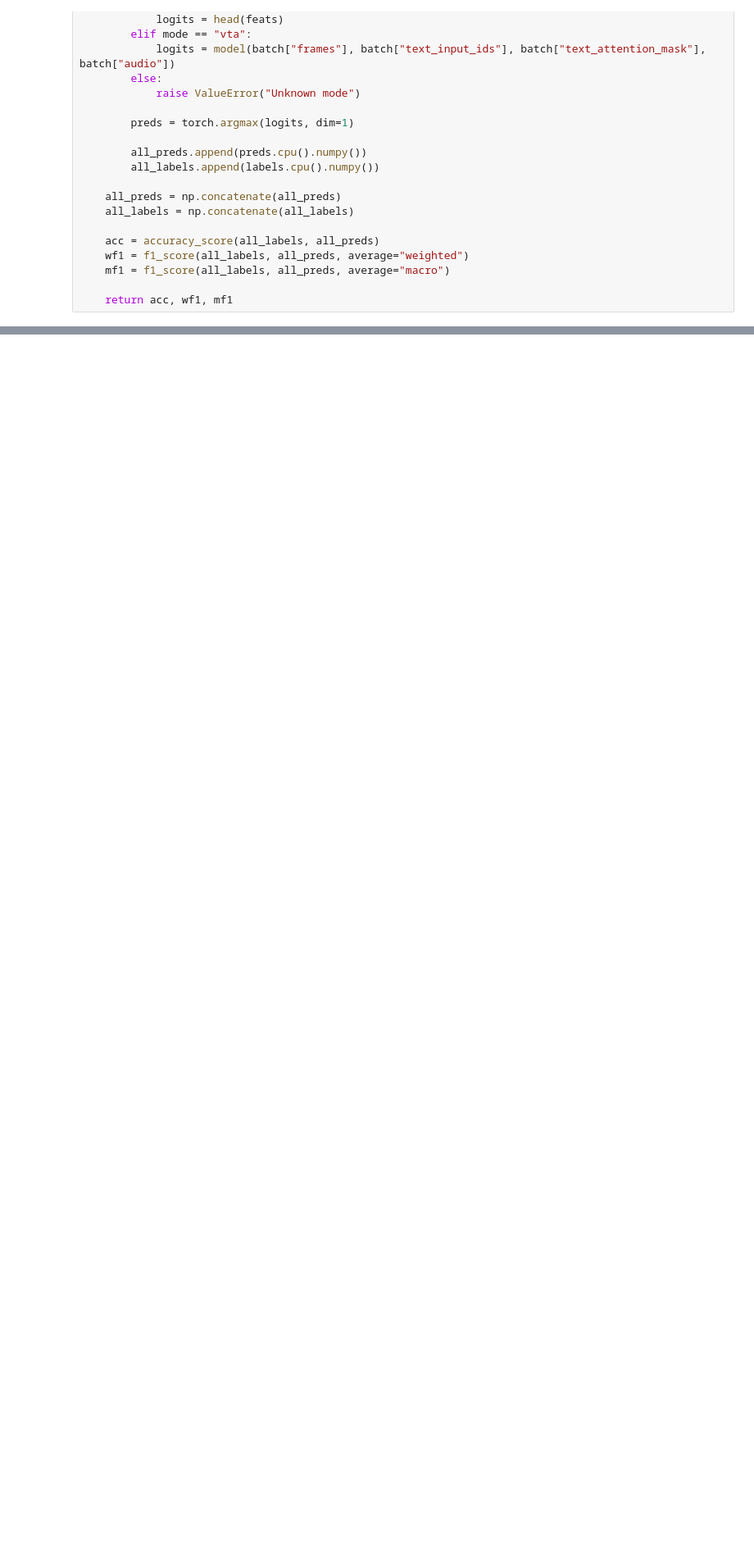
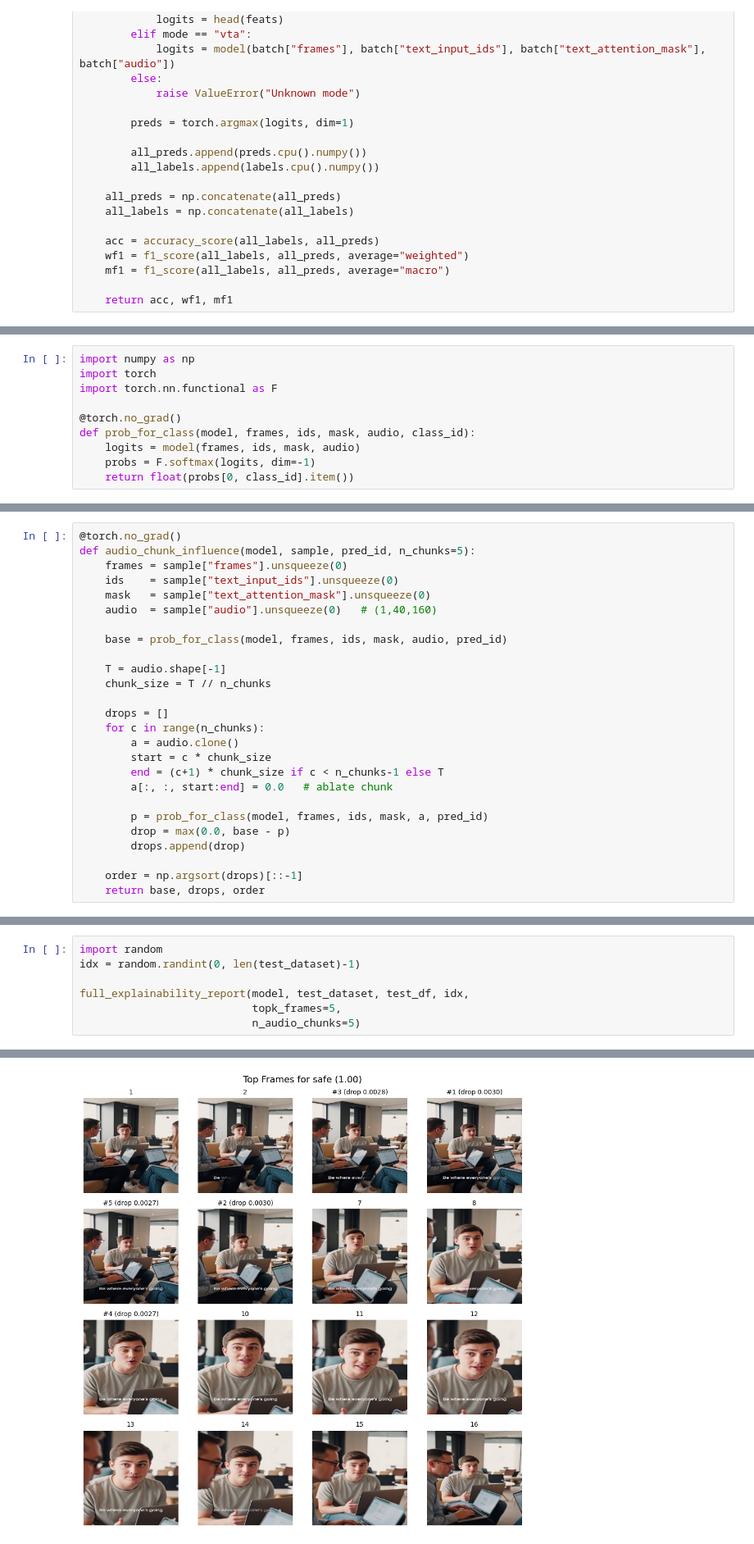
Before and after one commit to AJFaisal002/CrossModal-Misleading-Video-Detection, a Jupyter notebook: crossmodal-misleading-fusion-v2.ipynb, the cells around one changed output, grey strips where cells are left out. Shown at 82% size. Saved outputs shown, nothing was run; the diff lists cells and outputs as text; blank space fills up the shorter version.

```diff
--- a/crossmodal-misleading-fusion-v2.ipynb
+++ b/crossmodal-misleading-fusion-v2.ipynb
@@ -843,0 +1042,10 @@ res_df
+# %%
+import numpy as np
+import torch
+import torch.nn.functional as F
+
+@torch.no_grad()
+def prob_for_class(model, frames, ids, mask, audio, class_id):
+    logits = model(frames, ids, mask, audio)
+    probs = F.softmax(logits, dim=-1)
+    return float(probs[0, class_id].item())
@@ -843,0 +1151,26 @@ res_df
+# %%
+@torch.no_grad()
+def audio_chunk_influence(model, sample, pred_id, n_chunks=5):
+    frames = sample["frames"].unsqueeze(0)
+    ids    = sample["text_input_ids"].unsqueeze(0)
+    mask   = sample["text_attention_mask"].unsqueeze(0)
+    audio  = sample["audio"].unsqueeze(0)   # (1,40,160)
+
+    base = prob_for_class(model, frames, ids, mask, audio, pred_id)
+
+    T = audio.shape[-1]
+    chunk_size = T // n_chunks
+
+    drops = []
+    for c in range(n_chunks):
+        a = audio.clone()
+        start = c * chunk_size
+        end = (c+1) * chunk_size if c < n_chunks-1 else T
+        a[:, :, start:end] = 0.0   # ablate chunk
+
+        p = prob_for_class(model, frames, ids, mask, a, pred_id)
+        drop = max(0.0, base - p)
+        drops.append(drop)
+
+    order = np.argsort(drops)[::-1]
+    return base, drops, order
@@ -843,0 +1243,8 @@ res_df
+# %%
+import random
+idx = random.randint(0, len(test_dataset)-1)
+
+full_explainability_report(model, test_dataset, test_df, idx,
+                           topk_frames=5,
+                           n_audio_chunks=5)
+# %% [output]
@@ -843,0 +1263 @@ res_df
+[figure, added]
```
Also changed, not shown: parts of 17 cells of this notebook.
